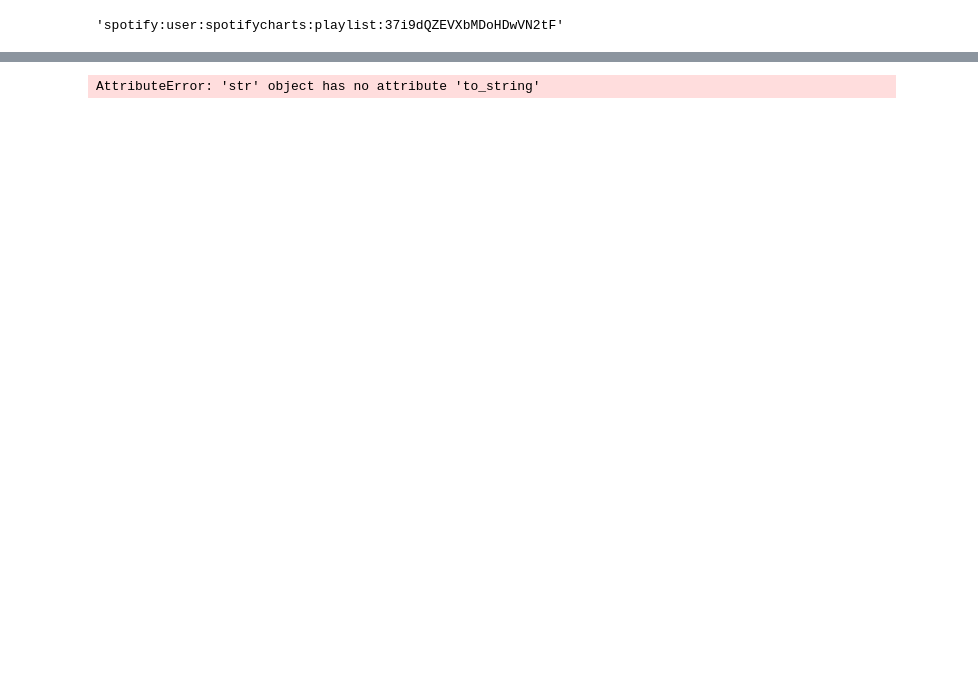
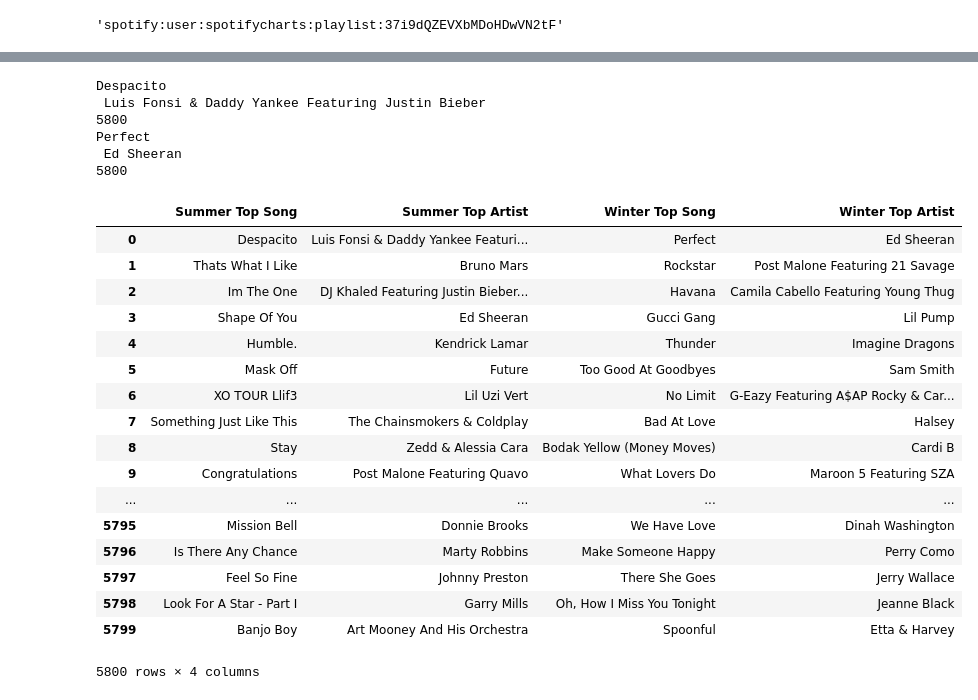
Before and after one commit to jillness/APIProject, a Jupyter notebook: WorldOfMusic2.ipynb, the cells around one changed output, grey strips where cells are left out. Saved outputs shown, nothing was run; the diff lists cells and outputs as text; code cells hidden in the pictures; blank space fills up the shorter version.

```diff
--- a/WorldOfMusic2.ipynb
+++ b/WorldOfMusic2.ipynb
@@ -191,3 +190,0 @@ list
-# %%
-chart =billboard.ChartData('hot-100/1960-02-02')
-chart[:20]
@@ -215,12 +211,23 @@ chart[:20]
 # %%
-import re
-songs = []
-artist = []
+summer_songs = []
+winter_songs = []
+summer_artists = []
+winter_artists = []
 
-for entry in chart:
-    entry = str(entry)
-    temp = re.split(r"(' by)", entry)
-    song = temp[0].replace("'","")
-    songs.append(song)
-    singer = temp[2]
-    artist.append(singer)
+for chart in summer_charts:
+    for entry in chart:
+        entry = str(entry)
+        temp = re.split(r"(' by)", entry)
+        song = temp[0].replace("'","")
+        summer_songs.append(song)
+        singer = temp[2]
+        summer_artists.append(singer)
+
+for chart in winter_charts:
+    for entry in chart:
+        entry = str(entry)
+        temp = re.split(r"(' by)", entry)
+        song = temp[0].replace("'","")
+        winter_songs.append(song)
+        singer = temp[2]
+        winter_artists.append(singer)
@@ -249,6 +234,39 @@ ValueError: DataFrame constructor not properly called!
-# %%
-df = df.to_string(columns=[0])
-
-# pd.concat([df[[0]], df[1].str.split('by', expand=True)], axis=1)
-# %% [output]
-AttributeError: 'str' object has no attribute 'to_string'
+# %%
+print(summer_songs[0])
+print(summer_artists[0])
+print(len(summer_songs))
+print(winter_songs[0])
+print(winter_artists[0])
+print(len(winter_songs))
+# %% [output]
+Despacito
+ Luis Fonsi & Daddy Yankee Featuring Justin Bieber
+5800
+Perfect
+ Ed Sheeran
+5800
+# %%
+df = pd.DataFrame(list(zip(summer_songs, summer_artists, winter_songs, winter_artists)), columns = ['Summer Top Song',
+                                                                                                    'Summer Top Artist',
+                                                                                                   'Winter Top Song',
+                                                                                                   'Winter Top Artist'])
+df
+# %% [output]
+|  | Summer Top Song | Summer Top Artist | Winter Top Song | Winter Top Artist |
+| 0 | Despacito | Luis Fonsi & Daddy Yankee Featuri... | Perfect | Ed Sheeran |
+| 1 | Thats What I Like | Bruno Mars | Rockstar | Post Malone Featuring 21 Savage |
+| 2 | Im The One | DJ Khaled Featuring Justin Bieber... | Havana | Camila Cabello Featuring Young Thug |
+| 3 | Shape Of You | Ed Sheeran | Gucci Gang | Lil Pump |
+| 4 | Humble. | Kendrick Lamar | Thunder | Imagine Dragons |
+| 5 | Mask Off | Future | Too Good At Goodbyes | Sam Smith |
+| 6 | XO TOUR Llif3 | Lil Uzi Vert | No Limit | G-Eazy Featuring A$AP Rocky & Car... |
+| 7 | Something Just Like This | The Chainsmokers & Coldplay | Bad At Love | Halsey |
+| 8 | Stay | Zedd & Alessia Cara | Bodak Yellow (Money Moves) | Cardi B |
+| 9 | Congratulations | Post Malone Featuring Quavo | What Lovers Do | Maroon 5 Featuring SZA |
+| ... | ... | ... | ... | ... |
+| 5795 | Mission Bell | Donnie Brooks | We Have Love | Dinah Washington |
+| 5796 | Is There Any Chance | Marty Robbins | Make Someone Happy | Perry Como |
+| 5797 | Feel So Fine | Johnny Preston | There She Goes | Jerry Wallace |
+| 5798 | Look For A Star - Part I | Garry Mills | Oh, How I Miss You Tonight | Jeanne Black |
+| 5799 | Banjo Boy | Art Mooney And His Orchestra | Spoonful | Etta & Harvey |
+5800 rows × 4 columns
```
Also changed, not shown: parts of 18 cells of this notebook.
